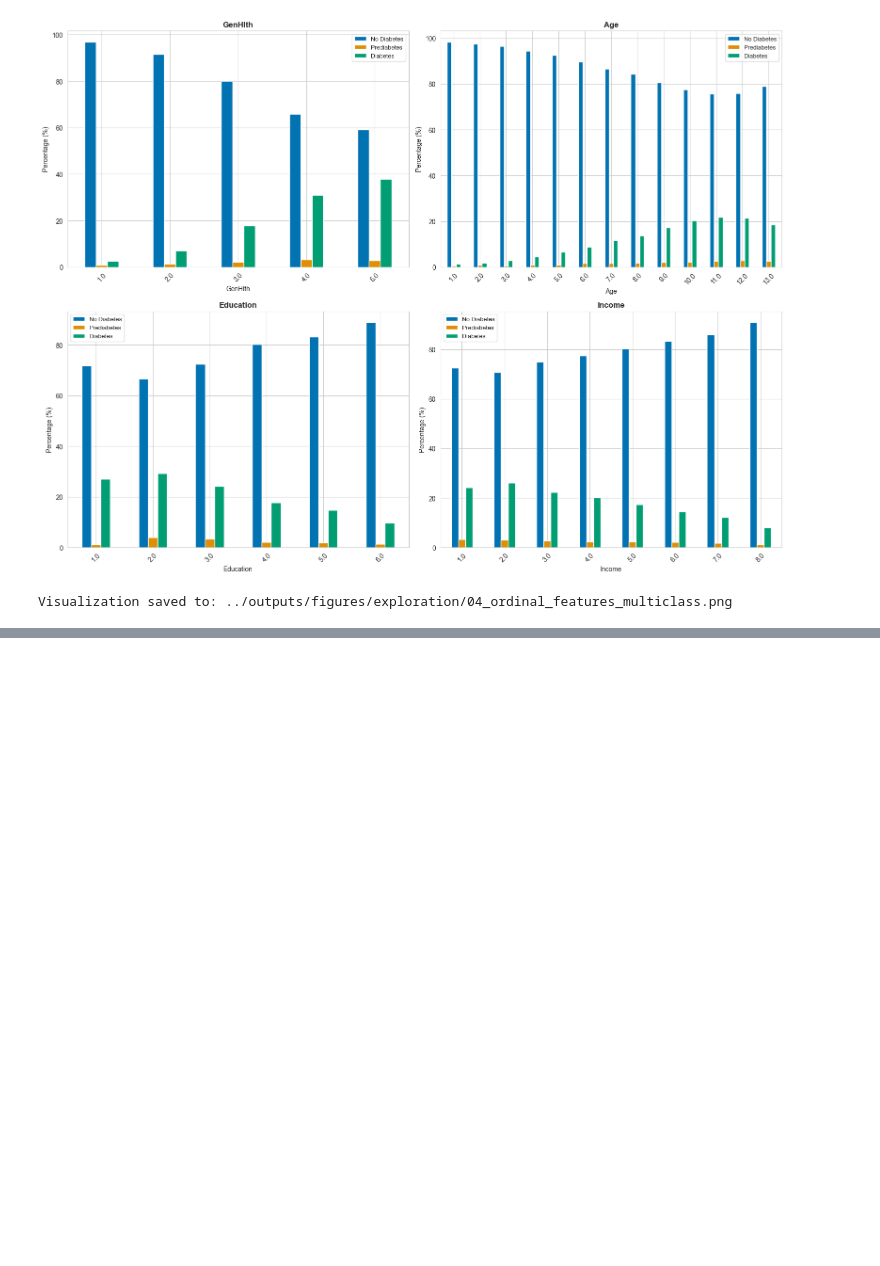
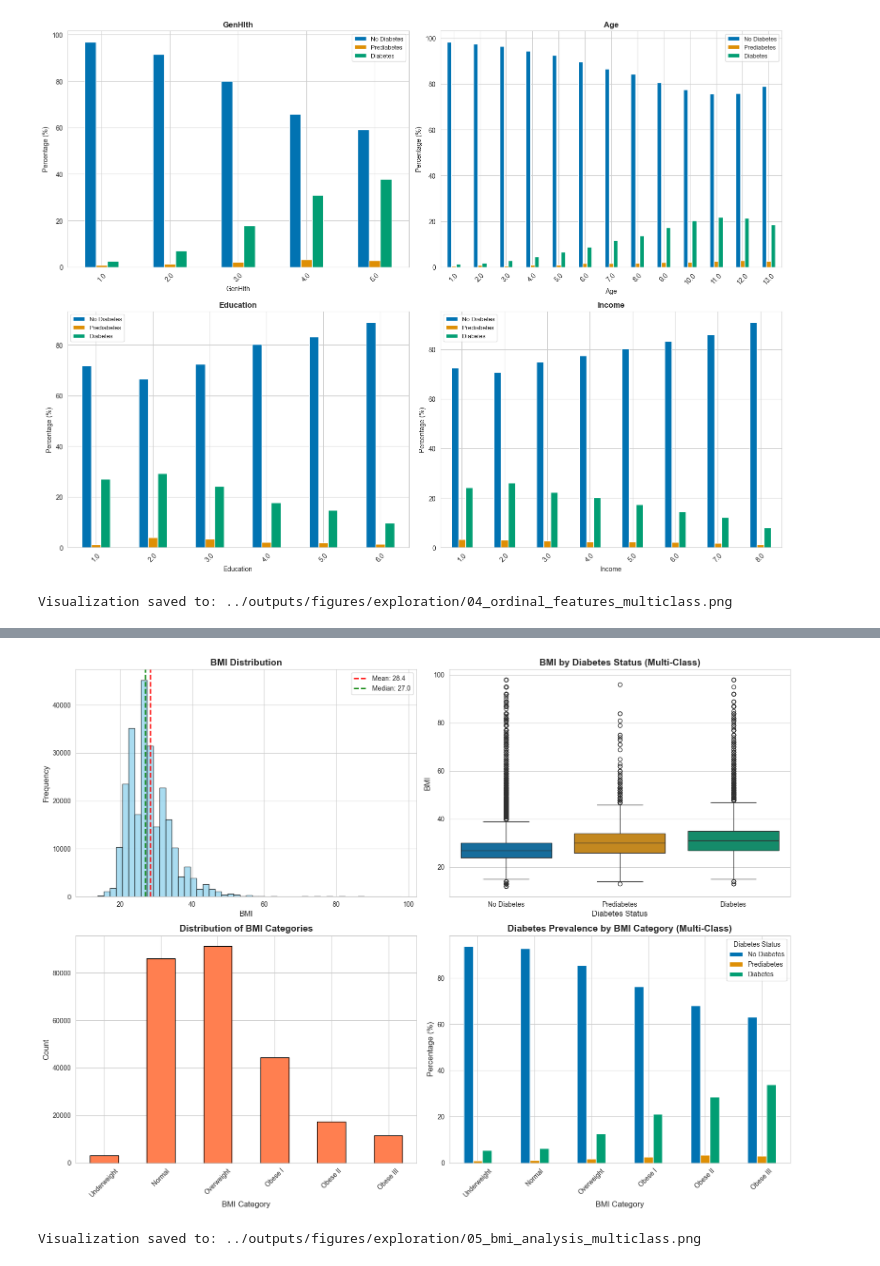
Before and after one commit to eyyuboeztuerk-arch/diabetes-multiclass-project, a Jupyter notebook: notebooks/01_exploration.ipynb, the cells around one changed output, grey strips where cells are left out. Drawn from its saved outputs; the diff is of its cells as text; code cells hidden in the pictures; blank space fills up the shorter version.

Commit message:
Implement detailed BMI analysis in 01_exploration.ipynb

```diff
--- a/notebooks/01_exploration.ipynb
+++ b/notebooks/01_exploration.ipynb
@@ -662,0 +742,20 @@ Visualization saved to: ../outputs/figures/exploration/04_ordinal_features_multi
+# %%
+# BMI categories (WHO classification)
+df['BMI_Category'] = pd.cut(df['BMI'],
+                             bins=[0, 18.5, 25, 30, 35, 40, 100],
+                             labels=['Underweight', 'Normal', 'Overweight',
+                                    'Obese I', 'Obese II', 'Obese III'])
+
+print("\n" + "-"*60)
+print("BMI Categories (WHO Classification):")
+print("-"*60)
+bmi_cat_counts = df['BMI_Category'].value_counts().sort_index()
+bmi_cat_pct = df['BMI_Category'].value_counts(normalize=True).sort_index() * 100
+
+for cat in bmi_cat_counts.index:
+    print(f"{cat:15s}: {bmi_cat_counts[cat]:6,} ({bmi_cat_pct[cat]:5.2f}%)")
+
+# Diabetes prevalence by BMI category (MULTI-CLASS)
+print("\nDiabetes prevalence by BMI category (%):")
+bmi_diabetes = pd.crosstab(df['BMI_Category'], df['Diabetes_012'], normalize='index') * 100
+print(bmi_diabetes)
@@ -662,0 +782,48 @@ Visualization saved to: ../outputs/figures/exploration/04_ordinal_features_multi
+# %%
+# Visualization (MULTI-CLASS)
+fig, axes = plt.subplots(2, 2, figsize=(16, 12))
+
+# BMI distribution
+axes[0, 0].hist(df['BMI'], bins=50, color='skyblue', edgecolor='black', alpha=0.7)
+axes[0, 0].axvline(df['BMI'].mean(), color='red', linestyle='--', linewidth=2, label=f'Mean: {df["BMI"].mean():.1f}')
+axes[0, 0].axvline(df['BMI'].median(), color='green', linestyle='--', linewidth=2, label=f'Median: {df["BMI"].median():.1f}')
+axes[0, 0].set_title('BMI Distribution', fontsize=14, fontweight='bold')
+axes[0, 0].set_xlabel('BMI', fontsize=12)
+axes[0, 0].set_ylabel('Frequency', fontsize=12)
+axes[0, 0].legend()
+
+# BMI by diabetes status (MULTI-CLASS)
+sns.boxplot(data=df, x='Diabetes_012', y='BMI', ax=axes[0, 1], palette=colors_3class)
+axes[0, 1].set_title('BMI by Diabetes Status (Multi-Class)', fontsize=14, fontweight='bold')
+axes[0, 1].set_xlabel('Diabetes Status', fontsize=12)
+axes[0, 1].set_ylabel('BMI', fontsize=12)
+axes[0, 1].set_xticklabels(['No Diabetes', 'Prediabetes', 'Diabetes'])
+plt.suptitle('')
+
+# BMI categories distribution
+bmi_cat_counts.plot(kind='bar', ax=axes[1, 0], color='coral', edgecolor='black')
+axes[1, 0].set_title('Distribution of BMI Categories', fontsize=14, fontweight='bold')
+axes[1, 0].set_xlabel('BMI Category', fontsize=12)
+axes[1, 0].set_ylabel('Count', fontsize=12)
+axes[1, 0].tick_params(axis='x', rotation=45)
+
+# Diabetes prevalence by BMI category (MULTI-CLASS)
+bmi_diabetes.plot(kind='bar', ax=axes[1, 1], color=colors_3class)
+axes[1, 1].set_title('Diabetes Prevalence by BMI Category (Multi-Class)', fontsize=14, fontweight='bold')
+axes[1, 1].set_xlabel('BMI Category', fontsize=12)
+axes[1, 1].set_ylabel('Percentage (%)', fontsize=12)
+axes[1, 1].legend(['No Diabetes', 'Prediabetes', 'Diabetes'], title='Diabetes Status')
+axes[1, 1].tick_params(axis='x', rotation=45)
+
+plt.tight_layout()
+plt.savefig(f'{output_dir}/05_bmi_analysis_multiclass.png', dpi=300, bbox_inches='tight')
+plt.show()
+
+print(f"\nVisualization saved to: {output_dir}/05_bmi_analysis_multiclass.png")
+
+# Clean up temporary column if it exists
+if 'BMI_Category' in df.columns:
+    df.drop('BMI_Category', axis=1, inplace=True)
+# %% [output]
+[figure, added]
+Visualization saved to: ../outputs/figures/exploration/05_bmi_analysis_multiclass.png
```
Also changed, not shown: parts of 4 cells of this notebook.
